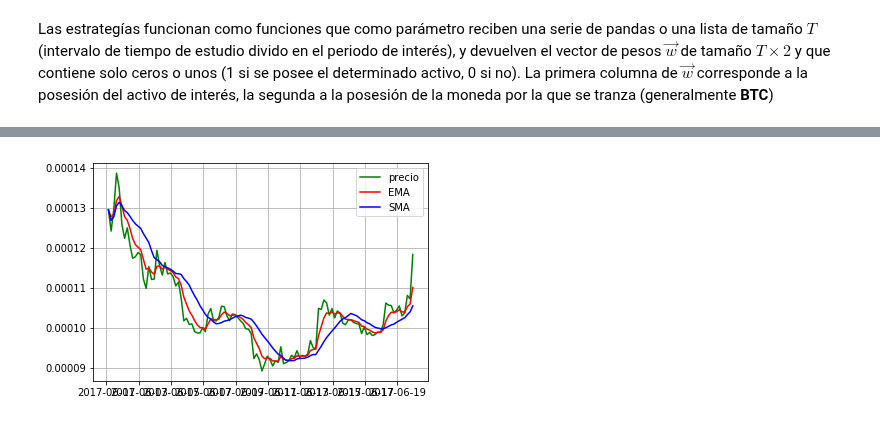
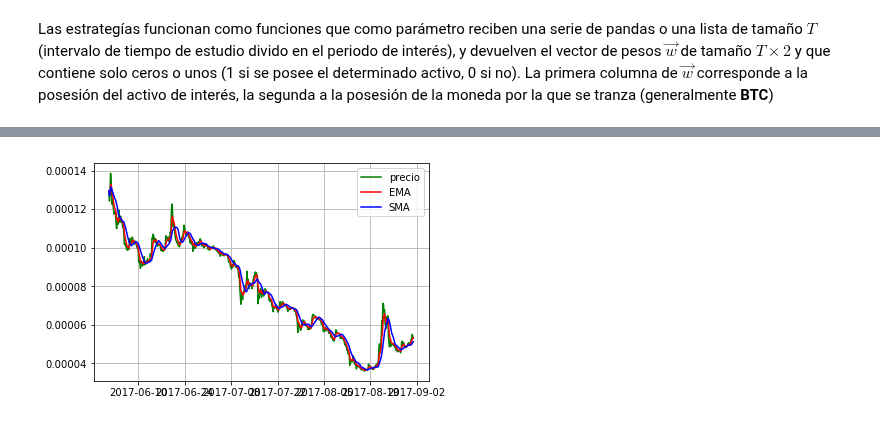
Before and after one commit to ADCryptoSolutions/adcb, a Jupyter notebook: Bot organizado.ipynb, the cells around one changed output, grey strips where cells are left out. Saved outputs shown, nothing was run; the diff lists cells and outputs as text; code cells hidden in the pictures.

```diff
--- a/Bot organizado.ipynb
+++ b/Bot organizado.ipynb
@@ -12,8 +12,8 @@ polo = Poloniex()
 # historyData es una lista de diccionarios python
 # candlestick period in seconds; valid values are 300, 900, 1800, 7200, 14400, and 86400
 historyData = polo.returnChartData(currencyPair="BTC_XRP",
-                     start=string2ts("2017-06-0 00:00:00"),
-                     end=string2ts("2017-06-20 0:00:00"),
+                     start=string2ts("2017-06-01 00:00:00"),
+                     end=string2ts("2017-09-01 0:00:00"),
                      period=3600*4)
 
 # Guardando los datos como lista de diccionarios en un archivo de texto
@@ -97,7 +97,7 @@ def estrategiaEMAvsSMA(serie, smaPeriod=13,emaPeriod=5):
     w['w'] = w['w'].apply(change5)
 
     w["orders"] = orders(w["w"])
-
+    w['w'] = w['w'].shift(1)
     w["price"] = serie
 
     plt.plot(df.index[:],df['close'][:],'g',label='precio')
@@ -116,11 +116,11 @@ relativeReturn, vecReturn = profit(w)
 #plt.plot(df.index,vecReturn,'g',label='retorno')
 
 
-print 'El retorno relativo con la estrategia EMA5 VS SMA20 fue: %s'%(relativeReturn*100)
+print 'El retorno relativo con la estrategia EMA5 VS SMA20 fue: %s'%(vecReturn[-1]*100)
 
 print w[w["orders"] == "BUY"]["price"][0]
 #print w["Return"][0],w["Return"][-1],w["price"][0],w["price"][-1]
 print w["price"][-1]
-print w[w["orders"] != "WAIT"]
-print w.loc["2017-06-15 15:00:00":"2017-06-18 07:00:00"]
+#print w[w["orders"] != "WAIT"]
+print w.loc["2017-06-15 07:00:00":"2017-06-20 00:00:00",["orders","w","logReturn","logReturn*w","cumLogReturn"]]
 # %% [output]
@@ -144,4 +144,4 @@ date
-[figure, old version]
+[figure, new version]
 # %%
 from strategy import pricevsEMA, pricevsSMA, EMAvsEMA
 
```
Also changed, not shown: parts of 5 cells of this notebook, 3 other files.
